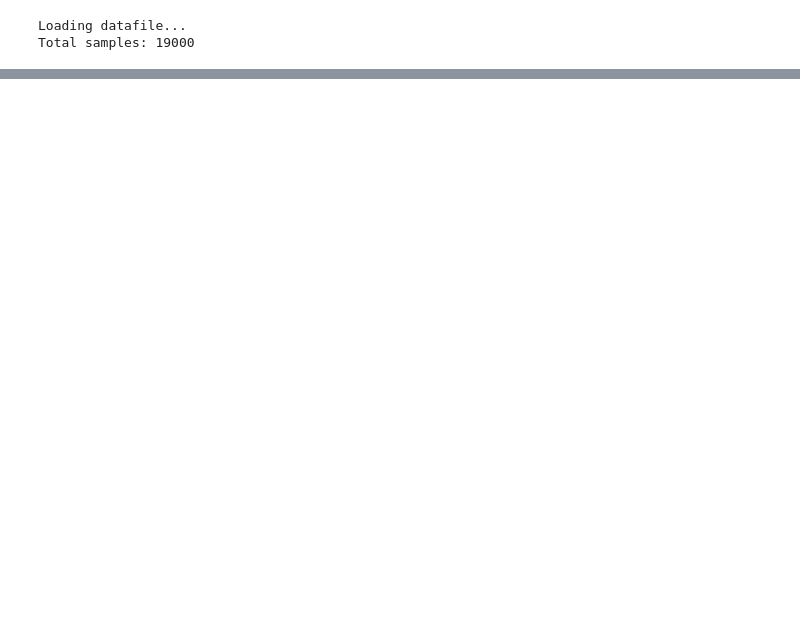
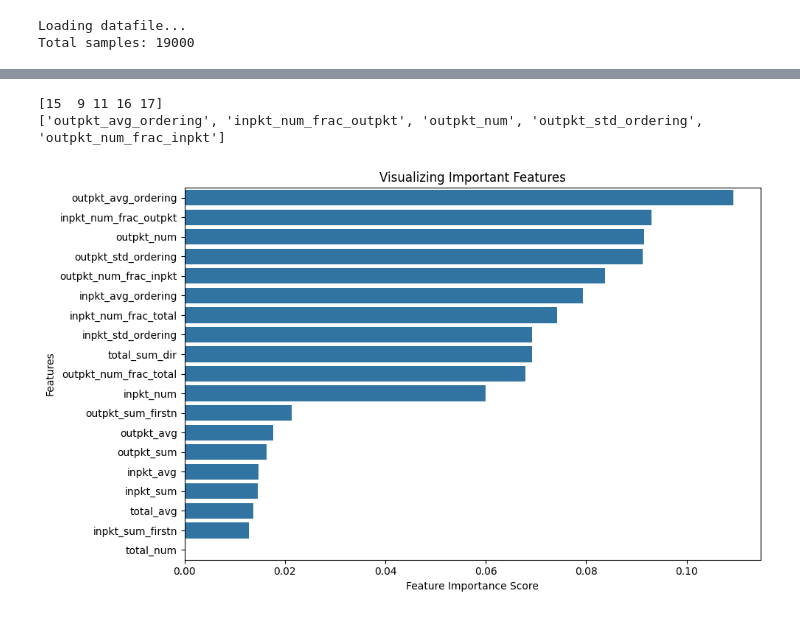
Before and after one commit to miikii41/Machine5, a Jupyter notebook: features/modified_datasets/feature_extraction.ipynb, the cells around one changed output, grey strips where cells are left out. Drawn from its saved outputs; the diff is of its cells as text; code cells hidden in the pictures; blank space fills up the shorter version.

```diff
--- a/features/modified_datasets/feature_extraction.ipynb
+++ b/features/modified_datasets/feature_extraction.ipynb
@@ -231,5 +582,8 @@ imp_score=clf.feature_importances_
 # %%
 top_indices=np.argsort(imp_score)[::-1][:5]
 print(top_indices)
-top_feature_names=[data.feature_names[int(x)] for x in top_indices]
+top_feature_names=[df.columns[int(x)] for x in top_indices]
 print(top_feature_names)
+# %% [output]
+[15  9 11 16 17]
+['outpkt_avg_ordering', 'inpkt_num_frac_outpkt', 'outpkt_num', 'outpkt_std_ordering', 'outpkt_num_frac_inpkt']
@@ -239,9 +590,11 @@ import matplotlib.pyplot as plt
 # %%
-feature_imp = pd.Series(clf.feature_importances_, index=data.feature_names).sort_values(ascending=False)
+feature_imp = pd.Series(clf.feature_importances_, index=df.columns).sort_values(ascending=False)
 
 plt.figure(figsize=(10,6))
 sns.barplot(x=feature_imp, y=feature_imp.index)
 plt.xlabel('Feature Importance Score')
 plt.ylabel('Features')
 plt.title("Visualizing Important Features")
 plt.tight_layout()
+# %% [output]
+[figure, added]
```
Also changed, not shown: parts of 52 cells of this notebook, 6 other files.
